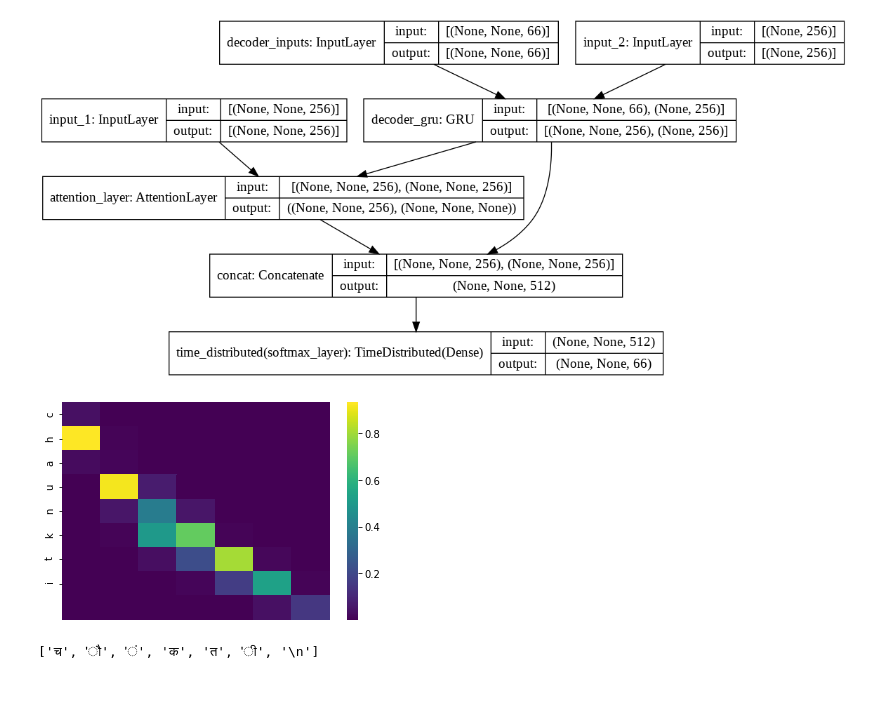
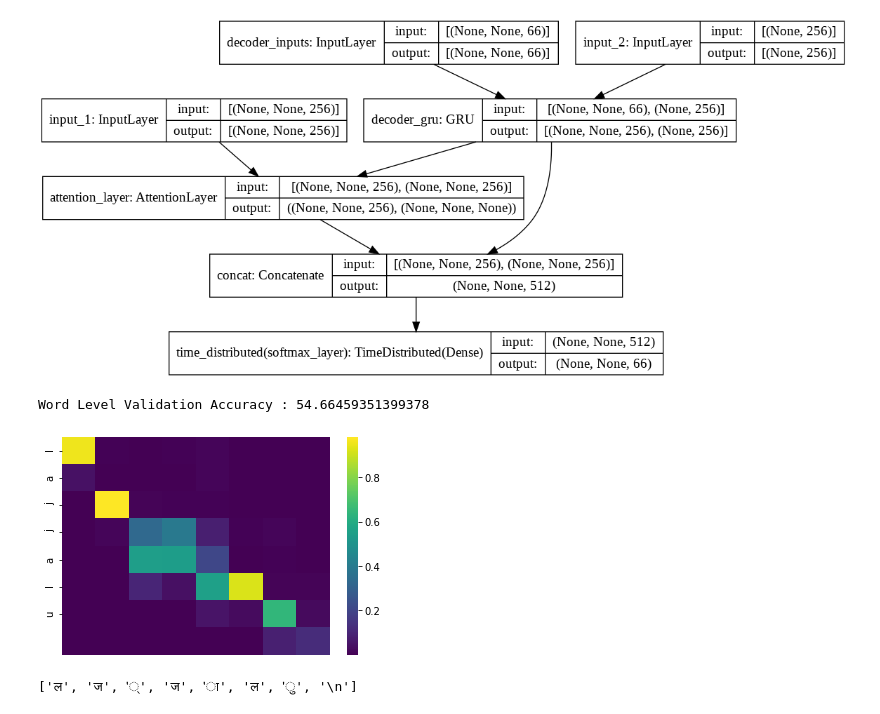
Before and after one commit to a-pt/cs6910-Assignment-3, a Jupyter notebook: Bestmodel_attention.ipynb, the cells around one changed output. Drawn from its saved outputs; the diff is of its cells as text; code cells hidden in the pictures.

```diff
--- a/Bestmodel_attention.ipynb
+++ b/Bestmodel_attention.ipynb
@@ -202,9 +198,10 @@ for i, (test_input_text, ) in enumerate(zip(test_input_texts, )):
 # %%
 batch_size = 64  # Batch size for training.
-epochs = 4  # Number of epochs to train for.
+epochs = 10  # Number of epochs to train for.
 hidden_neurons = 64
-dropout = 0.0
-recc_dropout = 0.1
+dropout = 0.01
+recc_dropout = 0.05
+beam_search=6
 # %%
 latent_dims = 256
 # %%
@@ -466,6 +475,41 @@ def decode_sequence(input_seq,beam_search):
           decoded_sentence.append(sampled_char)
         decoded_sentences.append("".join(decoded_sentence))
     return decoded_sentences,attention_weights
+# %%
+reverse_input_char_index = dict((i, char) for char, i in input_token_index.items())
+reverse_target_char_index = dict((i, char) for char, i in target_token_index.items())
+f = open("predictions.txt", "w")
+valid = 0
+samples=len(test_input_texts)
+for i in range(samples):
+  #seq_index=random.randint(0,len(test_input_texts))
+  seq_index=i
+  input_seq = test_encoder_input_data[seq_index : seq_index + 1]
+  decoded_sentence,attention_weights = decode_sequence(input_seq,beam_search)
+  for translate in decoded_sentence:
+    flag=1
+    for (i,j) in zip(translate,test_target_texts[seq_index]):
+      if i!=j:
+        flag=0
+        break
+    if flag==1:
+      valid += 1
+      break
+  f.write("Input sentence:")
+  f.write(test_input_texts[seq_index])
+  f.write("\n")
+  for seq in decoded_sentence:
+     f.write("Decoded sentence:")
+     f.write(translate[:-1])
+     f.write("\n")
+  f.write("Actual sentence:")
+  f.write(test_target_texts[seq_index])
+  f.write("\n")
+  f.write("-\n")
+print("Word Level Validation Accuracy :",(valid/samples)*100)
+f.close()
+# %% [output]
+Word Level Validation Accuracy : 54.66459351399378
 # %%
 def plot_attention_weights(encoder_inputs, attention_weights):
     if len(attention_weights) == 0:
@@ -487,7 +531,6 @@ import numpy as np
 import seaborn as sn
 import matplotlib.pyplot as plt
 # %%
-beam_search=4
 prediction = ""
 done=0
 while True:
@@ -497,38 +540,35 @@ while True:
     sequence_ip.append(input_token_index[ch])
   input_seq = test_encoder_input_data[seq_index : seq_index + 1]
   decoded_sentence, attention_weights = decode_sequence(input_seq,beam_search)
   for seq in decoded_sentence:
     id=0
     for translate in decoded_sentence:
       flag=1
       for (i,j) in zip(translate,test_target_texts[seq_index]):
         if i!=j:
           flag=0
           break
       if flag==1:
         done=1
         break
       id+=1
   if done==1:
     prediction = decoded_sentence[id]
     attention_mat,decoder_inp = plot_attention_weights(sequence_ip, attention_weights)
     # setting the parameter values
     #xticklabels = [reverse_target_char_index[inp] if inp != 0 else "<Res>" for inp in decoder_inp]
     xticklabels = False
     yticklabels = [reverse_input_char_index[inp] if inp != 0 else "<Res>" for inp in sequence_ip]
 
-    # plotting the heatmap
     hm = sn.heatmap(data=attention_mat,
                     xticklabels=xticklabels,
                     yticklabels=yticklabels,cmap='viridis')
-
-    # displaying the plotted heatmap
     plt.show()
     break
 print([char for char in prediction])
 # %% [output]
-[figure, old version]
+[figure, new version]
-['च', 'ौ', 'ं', 'क', 'त', 'ी', '\n']
+['ल', 'ज', '्', 'ज', 'ा', 'ल', 'ु', '\n']
 # %%
 valid = 0
 beam_search=0
```
Also changed, not shown: parts of 7 cells of this notebook.
